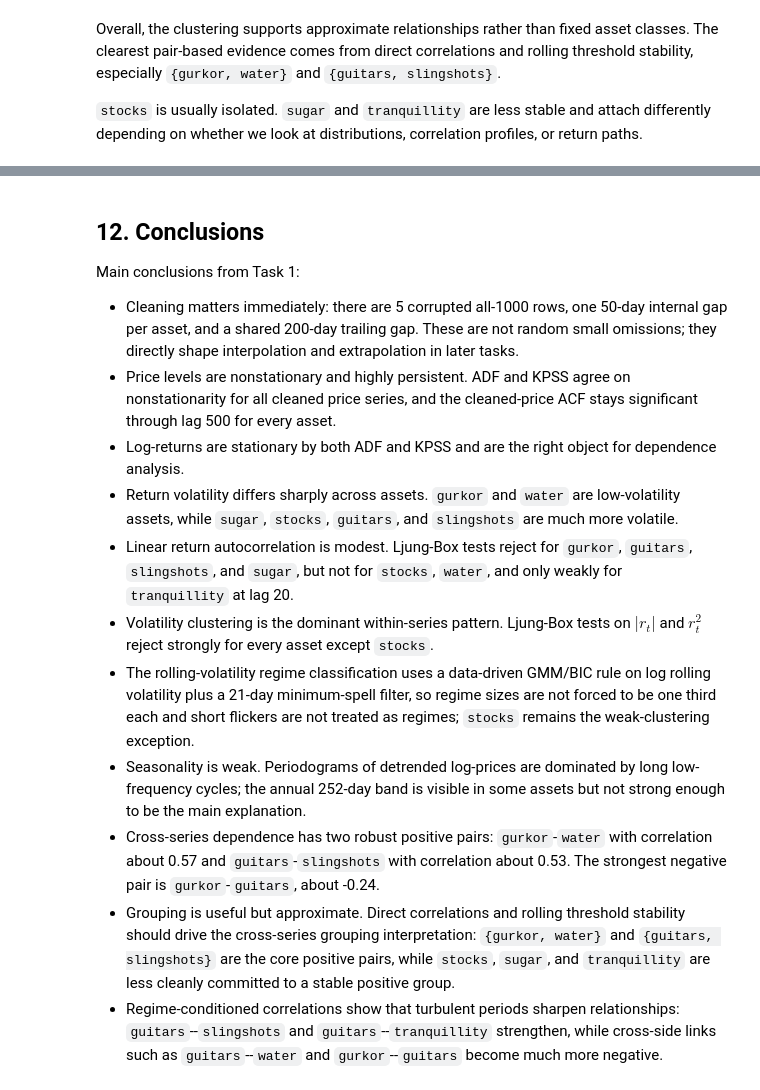
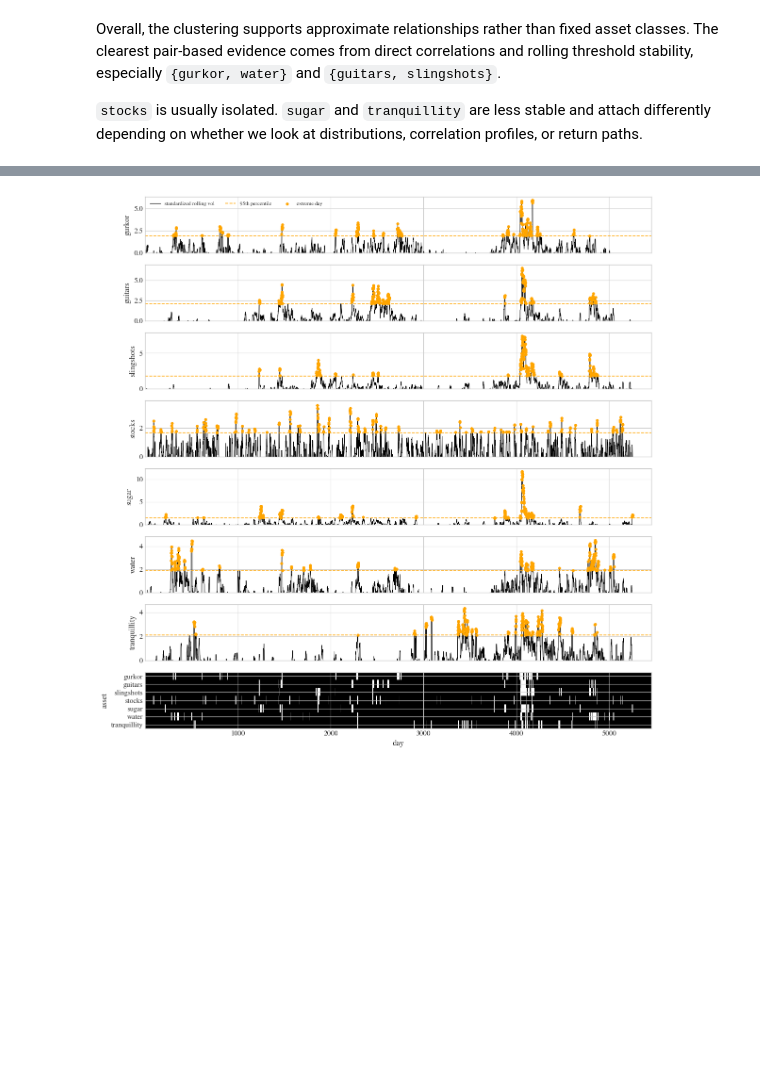
Before and after one commit to PeOll/TMS088, a Jupyter notebook: Subtasks-2/task1.ipynb, the cells around one changed output, grey strips where cells are left out. Cells and saved outputs as stored; diff of their text form; code cells hidden in the pictures; blank space fills up the shorter version.

```diff
--- a/Subtasks/task1.ipynb
+++ b/Subtasks-2/task1.ipynb
@@ -1137,16 +808,50 @@ The robust exception is `gurkor`--`water`: it remains strongly positive across v
-# %% [markdown]
-## 12. Conclusions
-
-Main conclusions from Task 1:
-
-- Cleaning matters immediately: there are 5 corrupted all-1000 rows, one 50-day internal gap per asset, and a shared 200-day trailing gap. These are not random small omissions; they directly shape interpolation and extrapolation in later tasks.
-- Price levels are nonstationary and highly persistent. ADF and KPSS agree on nonstationarity for all cleaned price series, and the cleaned-price ACF stays significant through lag 500 for every asset.
-- Log-returns are stationary by both ADF and KPSS and are the right object for dependence analysis.
-- Return volatility differs sharply across assets. `gurkor` and `water` are low-volatility assets, while `sugar`, `stocks`, `guitars`, and `slingshots` are much more volatile.
-- Linear return autocorrelation is modest. Ljung-Box tests reject for `gurkor`, `guitars`, `slingshots`, and `sugar`, but not for `stocks`, `water`, and only weakly for `tranquillity` at lag 20.
-- Volatility clustering is the dominant within-series pattern. Ljung-Box tests on $|r_t|$ and $r_t^2$ reject strongly for every asset except `stocks`.
-- The rolling-volatility regime classification uses a data-driven GMM/BIC rule on log rolling volatility plus a 21-day minimum-spell filter, so regime sizes are not forced to be one third each and short flickers are not treated as regimes; `stocks` remains the weak-clustering exception.
-- Seasonality is weak. Periodograms of detrended log-prices are dominated by long low-frequency cycles; the annual 252-day band is visible in some assets but not strong enough to be the main explanation.
-- Cross-series dependence has two robust positive pairs: `gurkor`-`water` with correlation about 0.57 and `guitars`-`slingshots` with correlation about 0.53. The strongest negative pair is `gurkor`-`guitars`, about -0.24.
-- Grouping is useful but approximate. Direct correlations and rolling threshold stability should drive the cross-series grouping interpretation: `{gurkor, water}` and `{guitars, slingshots}` are the core positive pairs, while `stocks`, `sugar`, and `tranquillity` are less cleanly committed to a stable positive group.
-- Regime-conditioned correlations show that turbulent periods sharpen relationships: `guitars`--`slingshots` and `guitars`--`tranquillity` strengthen, while cross-side links such as `guitars`--`water` and `gurkor`--`guitars` become much more negative.
+# %%
+from helpers import rolling_realized_volatility
+
+realized_volatility = rolling_realized_volatility(log_return_data, window=10)
+zscore_volatility = (realized_volatility - realized_volatility.mean()) / realized_volatility.std()
+
+n_assets = len(zscore_volatility.columns)
+fig, axes = plt.subplots(n_assets + 1, 1, figsize=(12, 1.5 * (n_assets + 1)), sharex=True)
+
+for i, column in enumerate(zscore_volatility.columns):
+    z = zscore_volatility[column]
+    q95 = np.quantile(z.dropna(), 0.95)
+    extreme = z[z > q95]
+
+    axes[i].plot(z.index, z, color="black", linewidth=0.8, label="standardized rolling vol")
+    axes[i].axhline(q95, color="orange", linewidth=1.2, linestyle="--", alpha=0.9, label="95th percentile")
+    axes[i].scatter(extreme.index, extreme, color="orange", s=12, zorder=3, label="extreme day")
+    axes[i].set_ylim(bottom=0)
+    axes[i].set_ylabel(column)
+
+    if i == 0:
+        axes[i].legend(loc="upper left", fontsize=8, ncol=3)
+
+# Summary panel: binary heatmap of extreme days per asset
+ax_summary = axes[-1]
+columns = list(zscore_volatility.columns)
+extreme_matrix = np.zeros((n_assets, len(zscore_volatility.index)))
+
+for j, column in enumerate(columns):
+    z = zscore_volatility[column]
+    q95 = np.quantile(z.dropna(), 0.95)
+    extreme_matrix[j] = (z > q95).fillna(0).astype(float)
+
+ax_summary.imshow(
+    extreme_matrix,
+    aspect="auto",
+    cmap="gray",
+    extent=[zscore_volatility.index[0], zscore_volatility.index[-1], n_assets - 0.5, -0.5],
+    interpolation="nearest",
+)
+ax_summary.set_yticks(range(n_assets))
+ax_summary.set_yticklabels(columns)
+ax_summary.set_ylabel("asset")
+ax_summary.set_xlabel("day")
+
+plt.tight_layout()
+plt.savefig(output / "rolling_standardized_volatility.png", bbox_inches="tight")
+plt.show()
+# %% [output]
+[figure, added]
```
Also changed, not shown: parts of 26 cells of this notebook, 31 other files.
